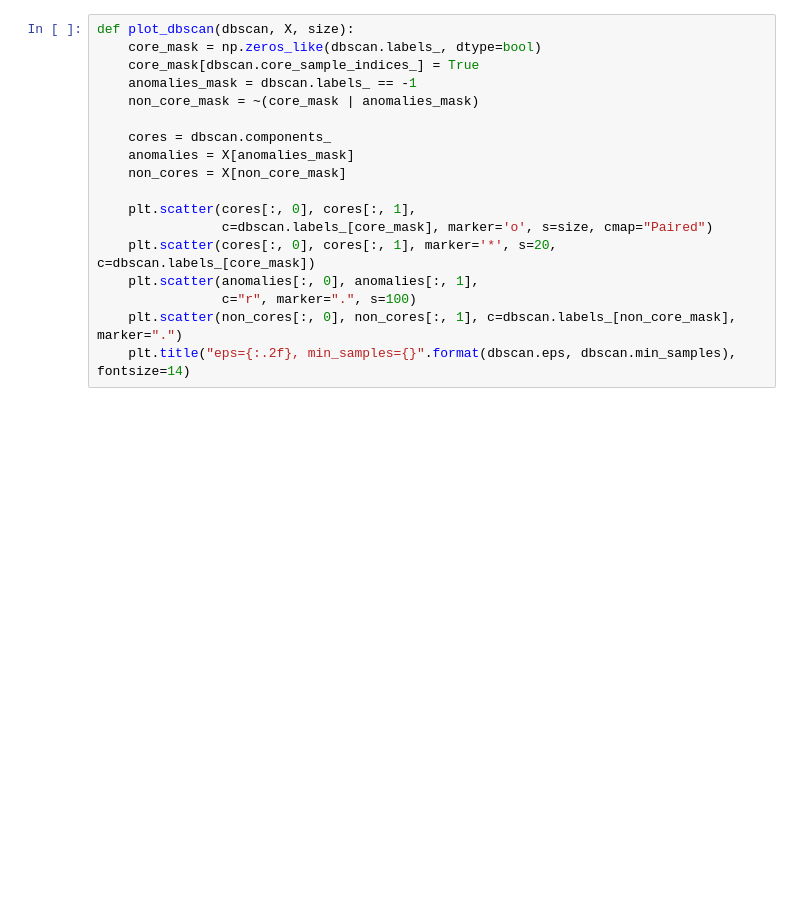
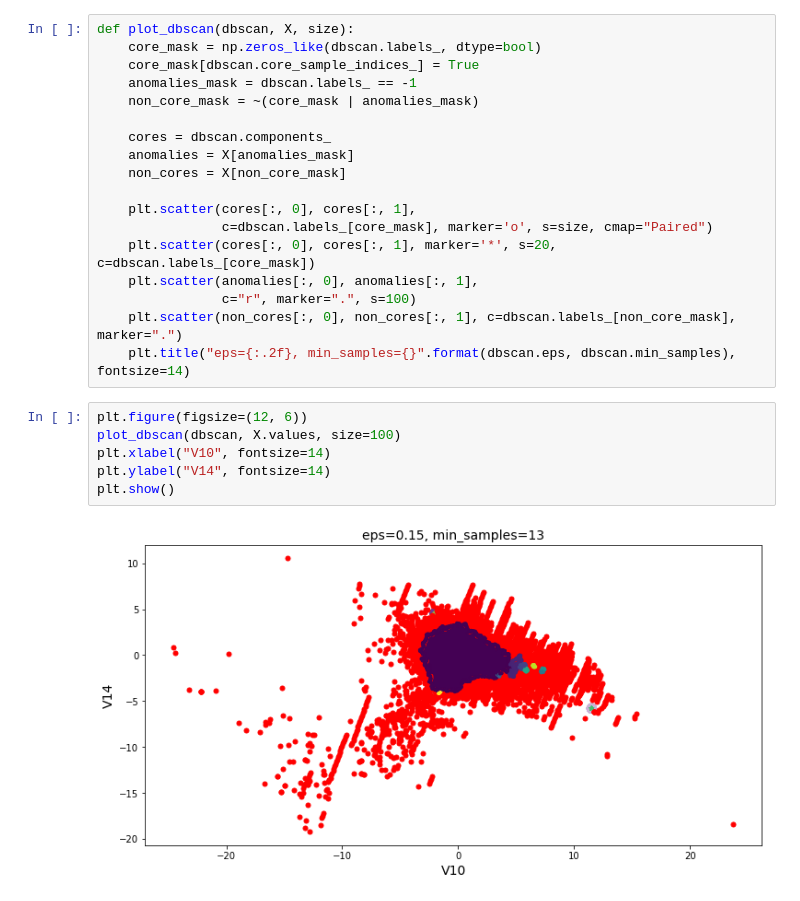
Before and after one commit to AlvaroTV/Credit-Card-Fraud-Detection--Clustering, a Jupyter notebook: DBSCAN - Credit Card Fraud Detection.ipynb, the cells around one changed output. Cells and saved outputs as stored; diff of their text form; blank space fills up the shorter version.

Commit message:
Add Graphic

```diff
--- a/DBSCAN - Credit Card Fraud Detection.ipynb
+++ b/DBSCAN - Credit Card Fraud Detection.ipynb
@@ -174,3 +176,11 @@ def plot_dbscan(dbscan, X, size):
                 c="r", marker=".", s=100)
     plt.scatter(non_cores[:, 0], non_cores[:, 1], c=dbscan.labels_[non_core_mask], marker=".")
     plt.title("eps={:.2f}, min_samples={}".format(dbscan.eps, dbscan.min_samples), fontsize=14)
+# %%
+plt.figure(figsize=(12, 6))
+plot_dbscan(dbscan, X.values, size=100)
+plt.xlabel("V10", fontsize=14)
+plt.ylabel("V14", fontsize=14)
+plt.show()
+# %% [output]
+[figure, added]
```
Also changed, not shown: parts of 1 cell of this notebook.
